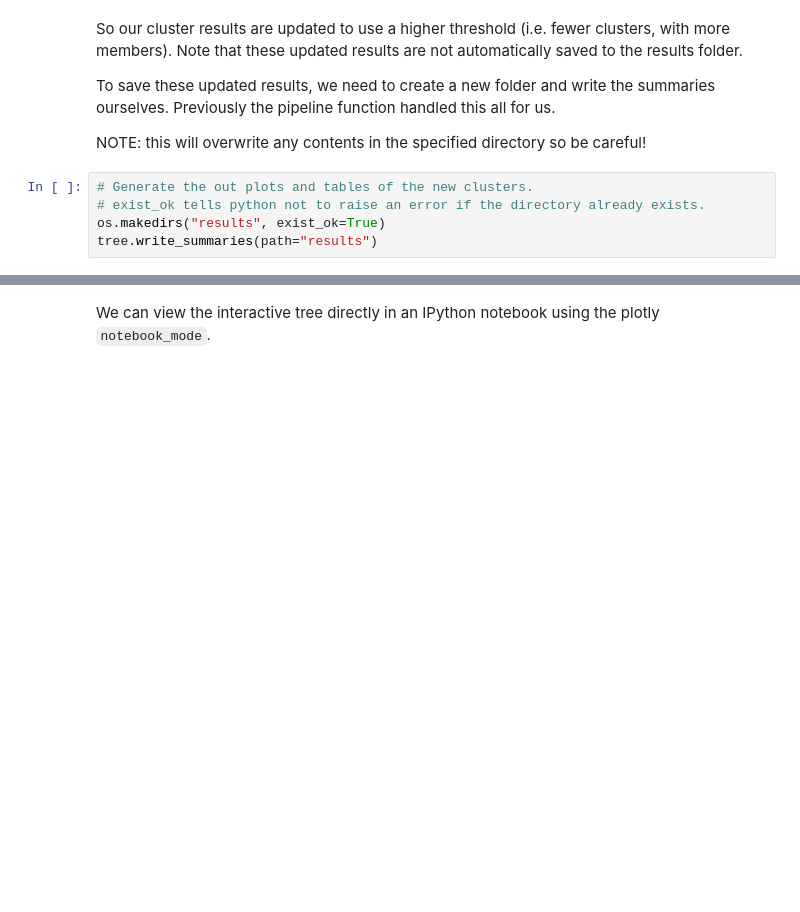
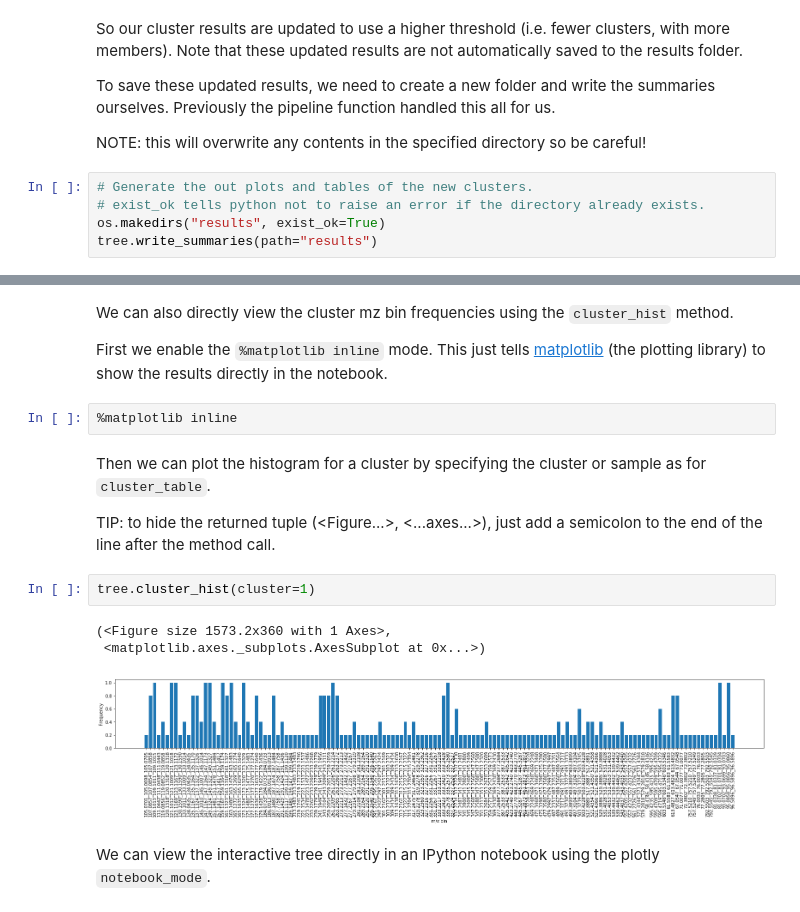
Before and after one commit to ccdmb/BioDendro, a Jupyter notebook: quick-start-example.ipynb, the cells around one changed output, grey strips where cells are left out. Saved outputs shown, nothing was run; the diff lists cells and outputs as text; blank space fills up the shorter version.

Commit message:
added methods to plot directly in notebook

```diff
--- a/quick-start-example.ipynb
+++ b/quick-start-example.ipynb
@@ -90,3 +143,20 @@ tree.write_summaries(path="results")
+# %% [markdown]
+We can also directly view the cluster mz bin frequencies using the `cluster_hist` method.
+
+First we enable the `%matplotlib inline` mode.
+This just tells [matplotlib](https://matplotlib.org/) (the plotting library) to show the results directly in the notebook.
+# %%
+%matplotlib inline
+# %% [markdown]
+Then we can plot the histogram for a cluster by specifying the cluster or sample as for `cluster_table`.
+
+TIP: to hide the returned tuple (<Figure...>, <...axes...>), just add a semicolon to the end of the line after the method call.
+# %%
+tree.cluster_hist(cluster=1)
+# %% [output]
+(<Figure size 1573.2x360 with 1 Axes>,
+ <matplotlib.axes._subplots.AxesSubplot at 0x...>)
+[figure, added]
 # %% [markdown]
 We can view the interactive tree directly in an IPython notebook using the plotly `notebook_mode`.
 # %%
```
Also changed, not shown: parts of 8 cells of this notebook, 1 other file.
